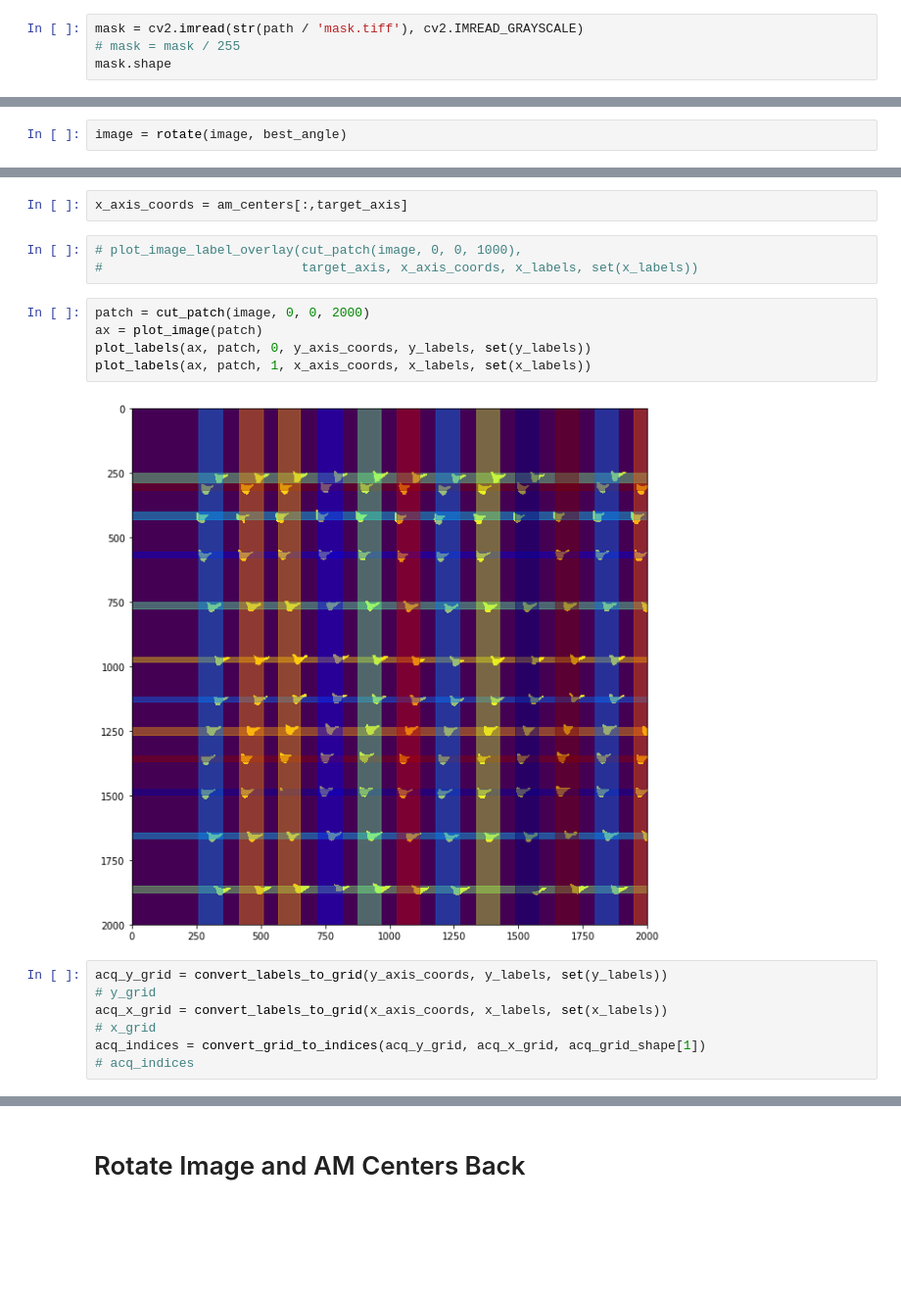
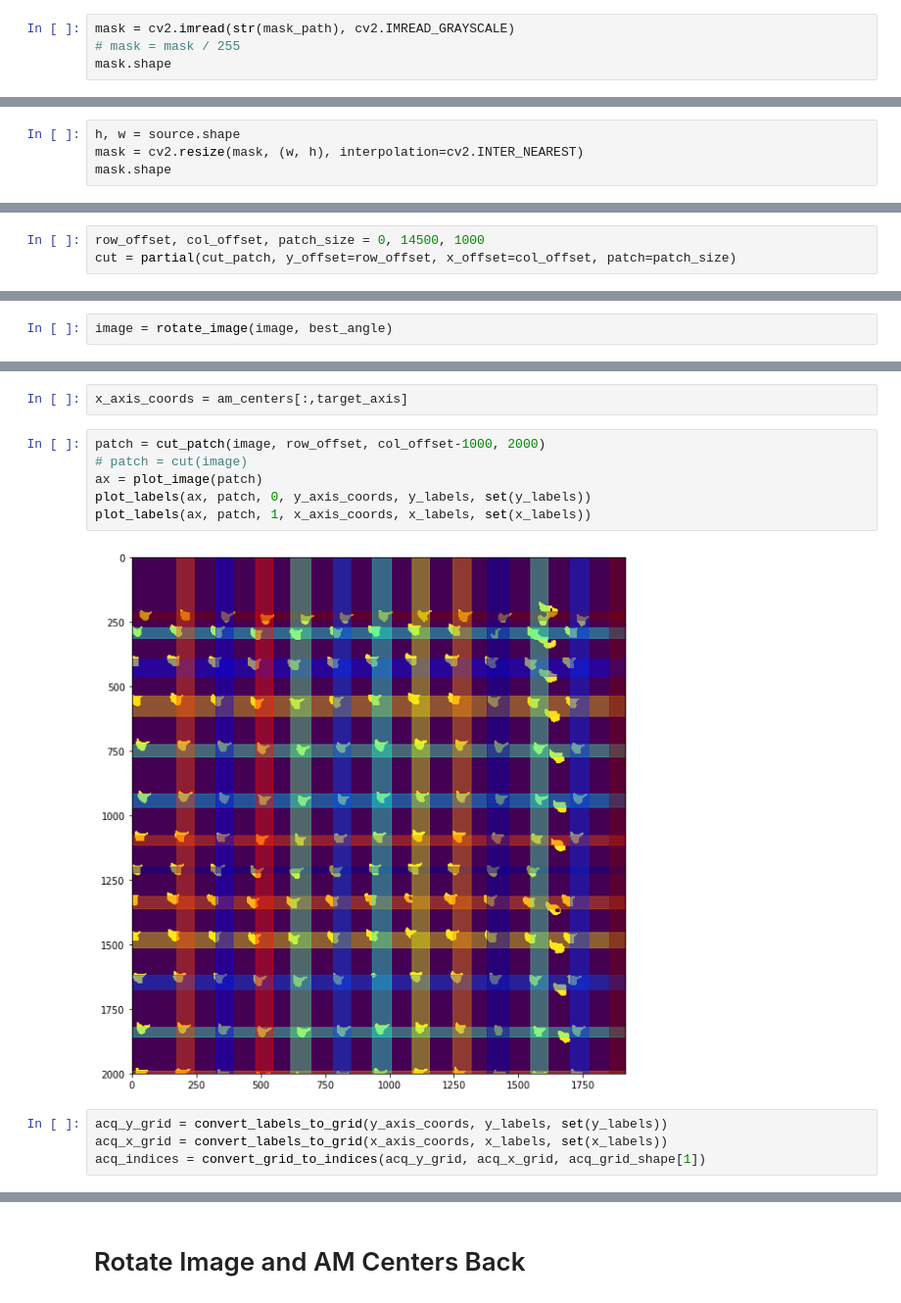
Before and after one commit to intsco/am-segmentation, a Jupyter notebook: am-registration.ipynb, the cells around one changed output, grey strips where cells are left out. Shown at 98% size. Cells and saved outputs as stored; diff of their text form; blank space fills up the shorter version.

```diff
--- a/am-registration.ipynb
+++ b/am-registration.ipynb
@@ -41,5 +40,5 @@ source.shape
 # %%
-mask = cv2.imread(str(path / 'mask.tiff'), cv2.IMREAD_GRAYSCALE)
+mask = cv2.imread(str(mask_path), cv2.IMREAD_GRAYSCALE)
 # mask = mask / 255
 mask.shape
 # %% [output]
@@ -46,0 +46,4 @@ mask.shape
+# %%
+h, w = source.shape
+mask = cv2.resize(mask, (w, h), interpolation=cv2.INTER_NEAREST)
+mask.shape
@@ -55,3 +59,6 @@ min_max(image)
+# %%
+row_offset, col_offset, patch_size = 0, 14500, 1000
+cut = partial(cut_patch, y_offset=row_offset, x_offset=col_offset, patch=patch_size)
 # %% [markdown]
 # Rotate Mask
 # %%
@@ -68,2 +75,2 @@ best_angle
 # %%
-image = rotate(image, best_angle)
+image = rotate_image(image, best_angle)
@@ -127,19 +130,14 @@ x_labels = cluster_coords(am_centers[:,target_axis], acq_grid_shape[target_axis]
 # %%
 x_axis_coords = am_centers[:,target_axis]
-# %%
-# plot_image_label_overlay(cut_patch(image, 0, 0, 1000),
-#                          target_axis, x_axis_coords, x_labels, set(x_labels))
 # %%
-patch = cut_patch(image, 0, 0, 2000)
+patch = cut_patch(image, row_offset, col_offset-1000, 2000)
+# patch = cut(image)
 ax = plot_image(patch)
 plot_labels(ax, patch, 0, y_axis_coords, y_labels, set(y_labels))
 plot_labels(ax, patch, 1, x_axis_coords, x_labels, set(x_labels))
 # %% [output]
-[figure, old version]
+[figure, new version]
 # %%
 acq_y_grid = convert_labels_to_grid(y_axis_coords, y_labels, set(y_labels))
-# y_grid
 acq_x_grid = convert_labels_to_grid(x_axis_coords, x_labels, set(x_labels))
-# x_grid
 acq_indices = convert_grid_to_indices(acq_y_grid, acq_x_grid, acq_grid_shape[1])
-# acq_indices
```
Also changed, not shown: parts of 45 cells of this notebook, 28 other files.
